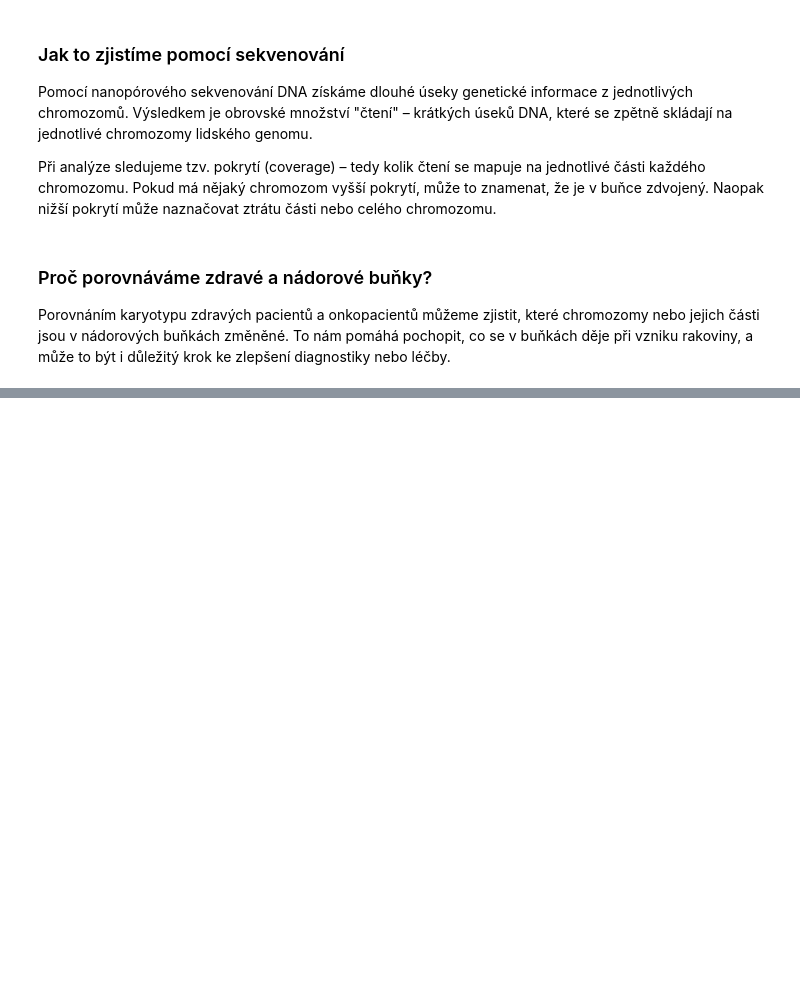
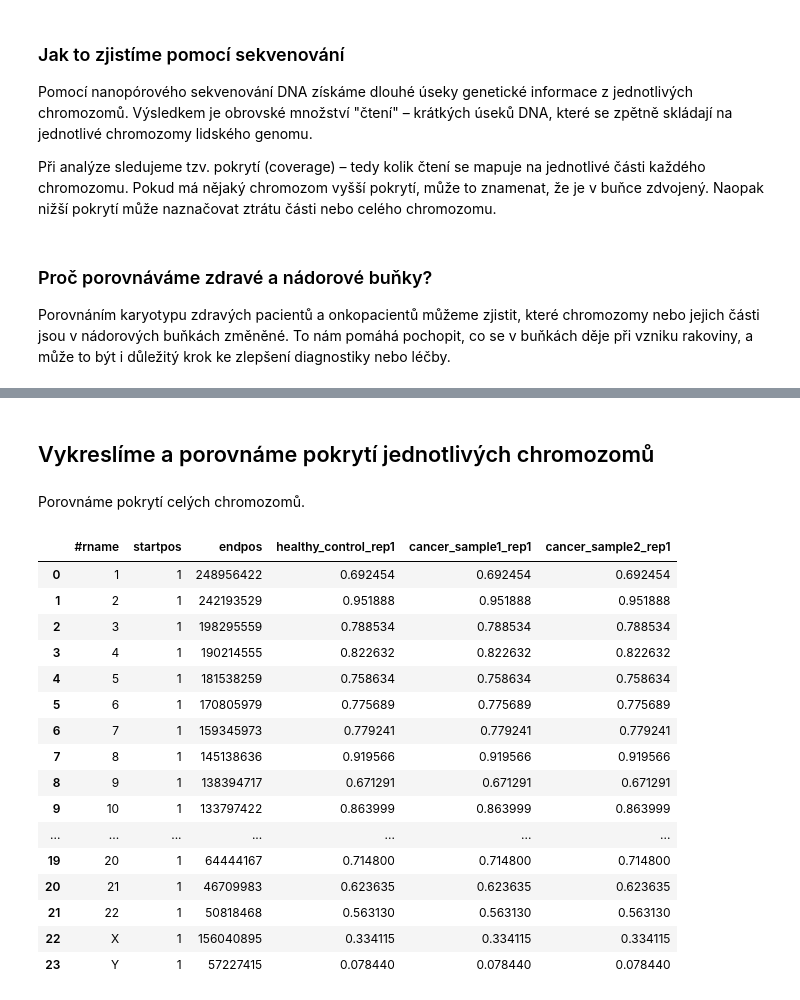
Before and after one commit to vecerkovakaterina/letni-sekvenacni-workshop, a Jupyter notebook: summer_school_workshop.ipynb, the cells around one changed output, grey strips where cells are left out. Drawn from its saved outputs; the diff is of its cells as text; code cells hidden in the pictures; blank space fills up the shorter version.

```diff
--- a/summer_school_workshop.ipynb
+++ b/summer_school_workshop.ipynb
@@ -173,0 +228,4 @@ Porovnáním karyotypu zdravých pacientů a onkopacientů můžeme zjistit, kte
+# %% [markdown]
+## Vykreslíme a porovnáme pokrytí jednotlivých chromozomů
+# %% [markdown]
+Porovnáme pokrytí celých chromozomů.
@@ -173,0 +246,42 @@ Porovnáním karyotypu zdravých pacientů a onkopacientů můžeme zjistit, kte
+# %%
+healthy_control_rep1_coverage_df = pd.read_csv("healthy_control_rep1.coverage.tsv", sep="\t", usecols = ["#rname", "startpos", "endpos", "coverage"])
+healthy_control_rep1_coverage_df.rename(columns={"coverage": "healthy_control_rep1_coverage"}, inplace=True)
+cancer_sample1_rep1_coverage_df = pd.read_csv("cancer_sample1_rep1.coverage.tsv", sep="\t", usecols = ["#rname", "startpos", "endpos", "coverage"])
+cancer_sample1_rep1_coverage_df.rename(columns={"coverage": "cancer_sample1_rep1_coverage"}, inplace=True)
+cancer_sample2_rep1_coverage_df = pd.read_csv("cancer_sample2_rep1.coverage.tsv", sep="\t", usecols = ["#rname", "startpos", "endpos", "coverage"])
+cancer_sample2_rep1_coverage_df.rename(columns={"coverage": "cancer_sample2_rep1_coverage"}, inplace=True)
+
+healthy_control_rep2_coverage_df = pd.read_csv("healthy_control_rep2.coverage.tsv", sep="\t", usecols = ["#rname", "startpos", "endpos", "coverage"])
+healthy_control_rep2_coverage_df.rename(columns={"coverage": "healthy_control_rep2_coverage"}, inplace=True)
+cancer_sample1_rep2_coverage_df = pd.read_csv("cancer_sample1_rep2.coverage.tsv", sep="\t", usecols = ["#rname", "startpos", "endpos", "coverage"])
+cancer_sample1_rep2_coverage_df.rename(columns={"coverage": "cancer_sample1_rep2_coverage"}, inplace=True)
+cancer_sample2_rep2_coverage_df = pd.read_csv("cancer_sample2_rep2.coverage.tsv", sep="\t", usecols = ["#rname", "startpos", "endpos", "coverage"])
+cancer_sample2_rep2_coverage_df.rename(columns={"coverage": "cancer_sample2_rep2_coverage"}, inplace=True)
+
+healthy_control_rep3_coverage_df = pd.read_csv("healthy_control_rep3.coverage.tsv", sep="\t", usecols = ["#rname", "startpos", "endpos", "coverage"])
+healthy_control_rep3_coverage_df.rename(columns={"coverage": "healthy_control_rep3_coverage"} inplace=True)
+cancer_sample1_rep3_coverage_df = pd.read_csv("cancer_sample1_rep3.coverage.tsv", sep="\t", usecols = ["#rname", "startpos", "endpos", "coverage"])
+cancer_sample1_rep3_coverage_df.rename(columns={"coverage": "cancer_sample1_rep3_coverage"}, inplace=True)
+cancer_sample2_rep3_coverage_df = pd.read_csv("cancer_sample2_rep3.coverage.tsv", sep="\t", usecols = ["#rname", "startpos", "endpos", "coverage"])
+cancer_sample2_rep3_coverage_df.rename(columns={"coverage": "cancer_sample2_rep3"}, inplace=True)
+# %%
+# healthy_control_rep1_coverage_df.merge(cancer_sample1_rep1_coverage_df).merge(cancer_sample2_rep1_coverage_df)
+healthy_control_rep1_coverage_df.merge(cancer_sample1_rep1_coverage_df).merge(cancer_sample2_rep1_coverage_df).merge(healthy_control_rep2_coverage_df).merge(cancer_sample1_rep2_coverage_df).merge(cancer_sample2_rep2_coverage_df).merge(healthy_control_rep3_coverage_df).merge(cancer_sample1_rep3_coverage_df).merge(cancer_sample2_rep3_coverage_df)
+# %% [output]
+|  | #rname | startpos | endpos | healthy_control_rep1 | cancer_sample1_rep1 | cancer_sample2_rep1 |
+| 0 | 1 | 1 | 248956422 | 0.692454 | 0.692454 | 0.692454 |
+| 1 | 2 | 1 | 242193529 | 0.951888 | 0.951888 | 0.951888 |
+| 2 | 3 | 1 | 198295559 | 0.788534 | 0.788534 | 0.788534 |
+| 3 | 4 | 1 | 190214555 | 0.822632 | 0.822632 | 0.822632 |
+| 4 | 5 | 1 | 181538259 | 0.758634 | 0.758634 | 0.758634 |
+| 5 | 6 | 1 | 170805979 | 0.775689 | 0.775689 | 0.775689 |
+| 6 | 7 | 1 | 159345973 | 0.779241 | 0.779241 | 0.779241 |
+| 7 | 8 | 1 | 145138636 | 0.919566 | 0.919566 | 0.919566 |
+| 8 | 9 | 1 | 138394717 | 0.671291 | 0.671291 | 0.671291 |
+| 9 | 10 | 1 | 133797422 | 0.863999 | 0.863999 | 0.863999 |
+| ... | ... | ... | ... | ... | ... | ... |
+| 19 | 20 | 1 | 64444167 | 0.714800 | 0.714800 | 0.714800 |
+| 20 | 21 | 1 | 46709983 | 0.623635 | 0.623635 | 0.623635 |
+| 21 | 22 | 1 | 50818468 | 0.563130 | 0.563130 | 0.563130 |
+| 22 | X | 1 | 156040895 | 0.334115 | 0.334115 | 0.334115 |
+| 23 | Y | 1 | 57227415 | 0.078440 | 0.078440 | 0.078440 |
```
Also changed, not shown: parts of 19 cells of this notebook.
